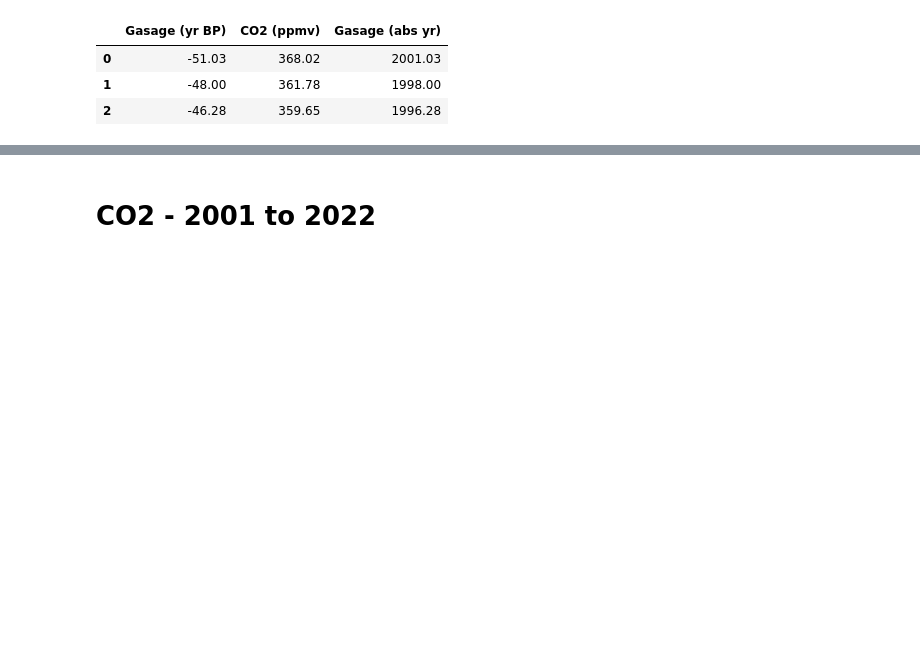
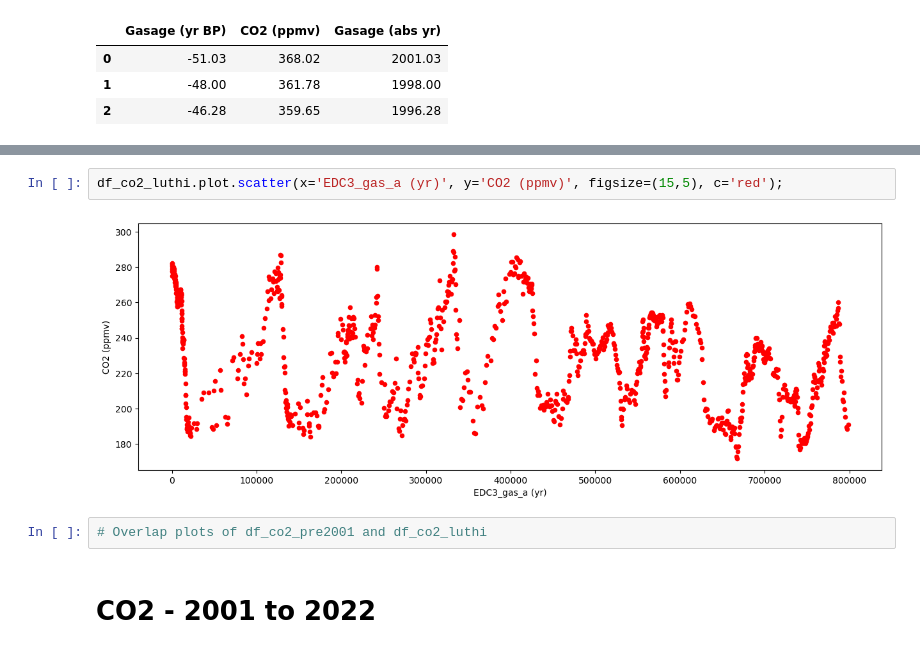
Before and after one commit to nurbujang/2progdaw23, a Jupyter notebook: data.ipynb, the cells around one changed output, grey strips where cells are left out. Cells and saved outputs as stored; diff of their text form; blank space fills up the shorter version.

```diff
--- a/data.ipynb
+++ b/data.ipynb
@@ -34,3 +46,9 @@ df_co2_pre2001.head(3)
+# %%
+df_co2_luthi.plot.scatter(x='EDC3_gas_a (yr)', y='CO2 (ppmv)', figsize=(15,5), c='red');
+# %% [output]
+[figure, added]
+# %%
+# Overlap plots of df_co2_pre2001 and df_co2_luthi
 # %% [markdown]
 # CO2 - 2001 to 2022
 # %%
```
Also changed, not shown: parts of 5 cells of this notebook, 16 other files.
